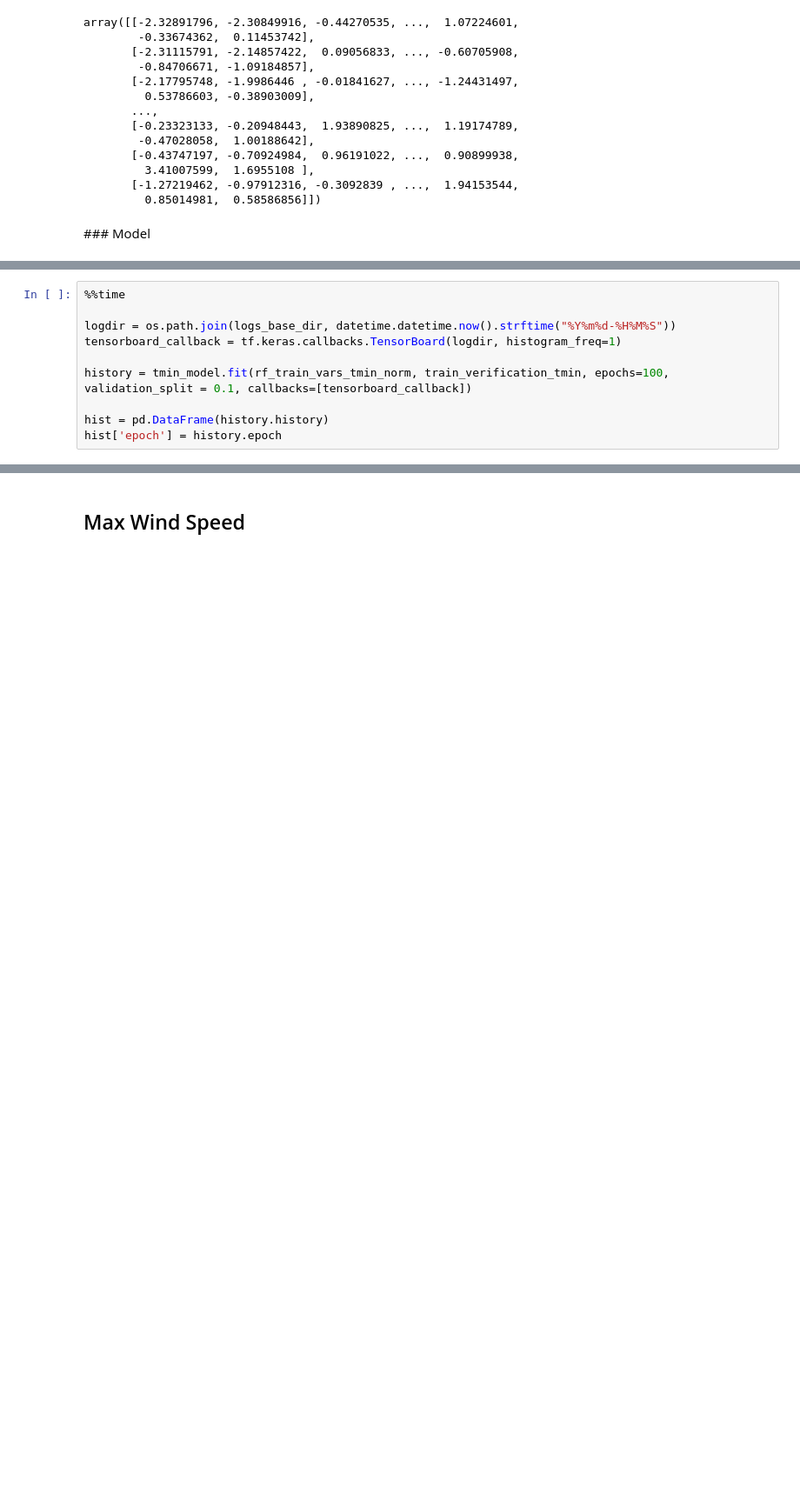
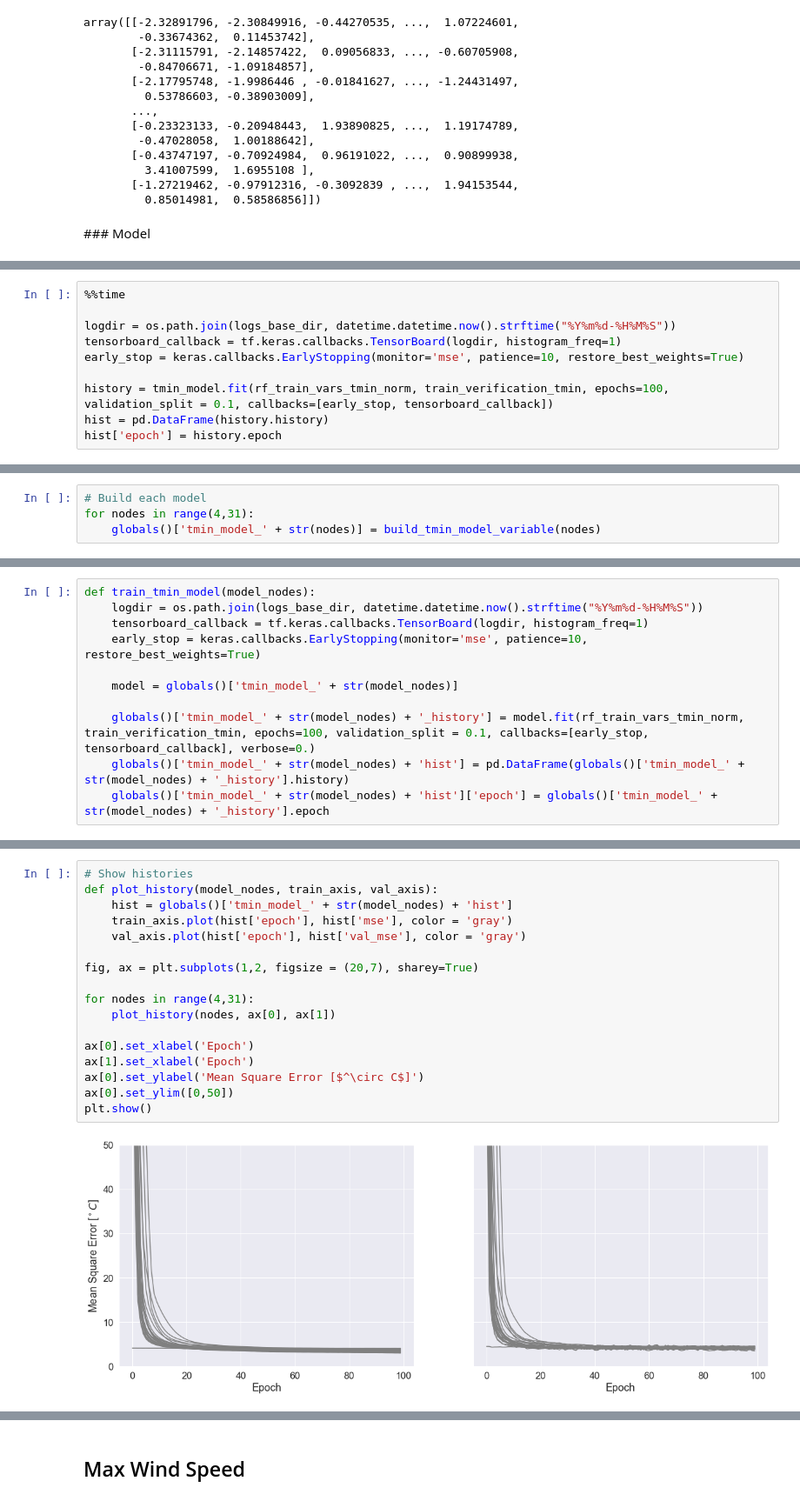
Before and after one commit to david0811/atms597_project6, a Jupyter notebook: project6_David.ipynb, the cells around one changed output, grey strips where cells are left out. Shown at 87% size. Cells and saved outputs as stored; diff of their text form; blank space fills up the shorter version.

```diff
--- a/project6_David.ipynb
+++ b/project6_David.ipynb
@@ -445,9 +696,9 @@ _________________________________________________________________
 
 logdir = os.path.join(logs_base_dir, datetime.datetime.now().strftime("%Y%m%d-%H%M%S"))
 tensorboard_callback = tf.keras.callbacks.TensorBoard(logdir, histogram_freq=1)
+early_stop = keras.callbacks.EarlyStopping(monitor='mse', patience=10, restore_best_weights=True)
 
-history = tmin_model.fit(rf_train_vars_tmin_norm, train_verification_tmin, epochs=100, validation_split = 0.1, callbacks=[tensorboard_callback])
-
+history = tmin_model.fit(rf_train_vars_tmin_norm, train_verification_tmin, epochs=100, validation_split = 0.1, callbacks=[early_stop, tensorboard_callback])
 hist = pd.DataFrame(history.history)
 hist['epoch'] = history.epoch
 # %% [output]
@@ -487,0 +747,4 @@ Root Mean Square Error on test set: 2.11
+# %%
+# Build each model
+for nodes in range(4,31):
+    globals()['tmin_model_' + str(nodes)] = build_tmin_model_variable(nodes)
@@ -487,0 +767,11 @@ Root Mean Square Error on test set: 2.11
+# %%
+def train_tmin_model(model_nodes):
+    logdir = os.path.join(logs_base_dir, datetime.datetime.now().strftime("%Y%m%d-%H%M%S"))
+    tensorboard_callback = tf.keras.callbacks.TensorBoard(logdir, histogram_freq=1)
+    early_stop = keras.callbacks.EarlyStopping(monitor='mse', patience=10, restore_best_weights=True)
+
+    model = globals()['tmin_model_' + str(model_nodes)]
+
+    globals()['tmin_model_' + str(model_nodes) + '_history'] = model.fit(rf_train_vars_tmin_norm, train_verification_tmin, epochs=100, validation_split = 0.1, callbacks=[early_stop, tensorboard_callback], verbose=0.)
+    globals()['tmin_model_' + str(model_nodes) + 'hist'] = pd.DataFrame(globals()['tmin_model_' + str(model_nodes) + '_history'].history)
+    globals()['tmin_model_' + str(model_nodes) + 'hist']['epoch'] = globals()['tmin_model_' + str(model_nodes) + '_history'].epoch
@@ -487,0 +801,19 @@ Root Mean Square Error on test set: 2.11
+# %%
+# Show histories
+def plot_history(model_nodes, train_axis, val_axis):
+    hist = globals()['tmin_model_' + str(model_nodes) + 'hist']
+    train_axis.plot(hist['epoch'], hist['mse'], color = 'gray')
+    val_axis.plot(hist['epoch'], hist['val_mse'], color = 'gray')
+
+fig, ax = plt.subplots(1,2, figsize = (20,7), sharey=True)
+
+for nodes in range(4,31):
+    plot_history(nodes, ax[0], ax[1])
+
+ax[0].set_xlabel('Epoch')
+ax[1].set_xlabel('Epoch')
+ax[0].set_ylabel('Mean Square Error [$^\circ C$]')
+ax[0].set_ylim([0,50])
+plt.show()
+# %% [output]
+[figure, added]
```
Also changed, not shown: parts of 29 cells of this notebook.
